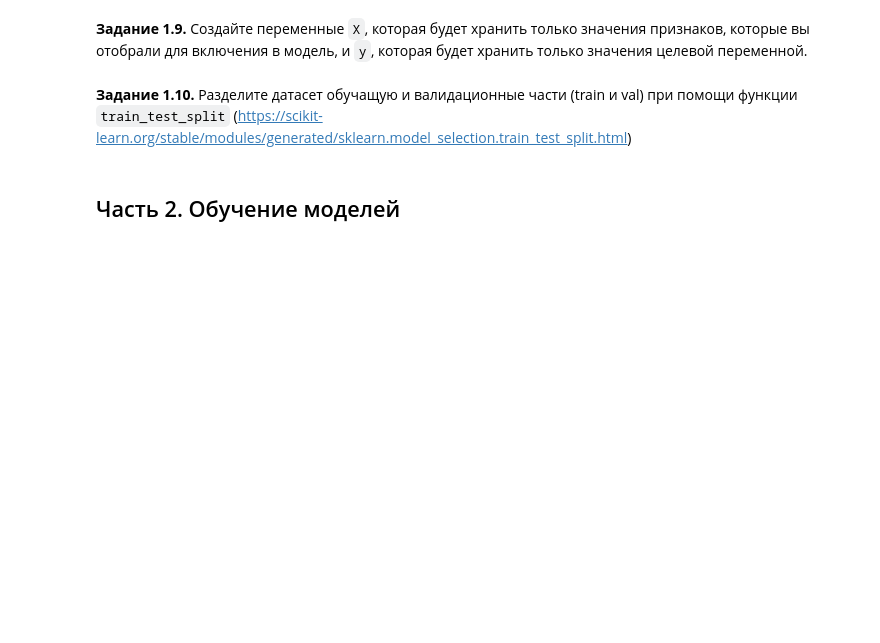
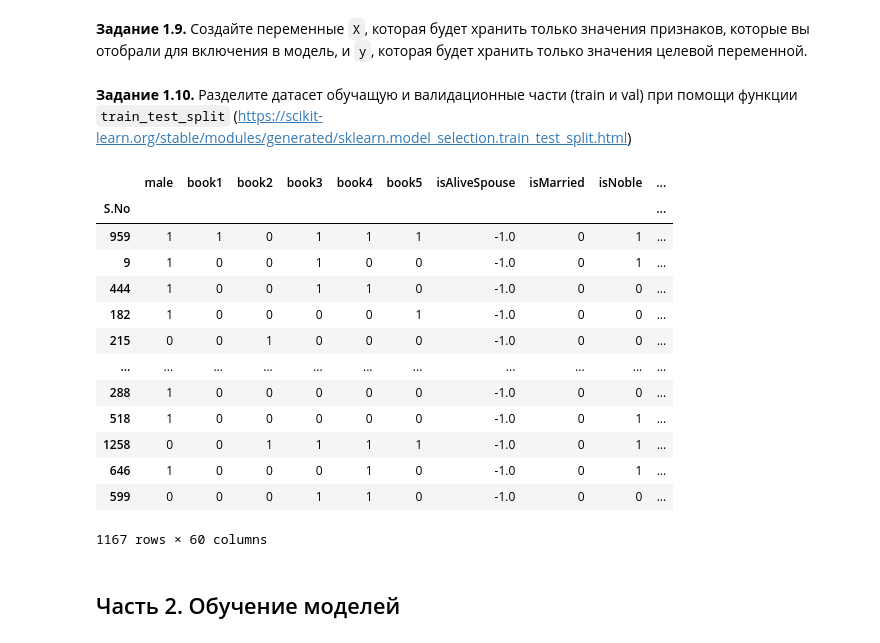
Before and after one commit to lanmorive/Analiz_data, a Jupyter notebook: week_01_ml_intro/Homework/hw_1_game_of_thrones.ipynb, the cells around one changed output. Cells and saved outputs as stored; diff of their text form; code cells hidden in the pictures; blank space fills up the shorter version.

```diff
--- a/week_01_ml_intro/Homework/hw_1_game_of_thrones.ipynb
+++ b/week_01_ml_intro/Homework/hw_1_game_of_thrones.ipynb
@@ -526,6 +524,23 @@ from sklearn.model_selection import train_test_split
 # чтобы обеспечить повторяемость разбиения выборки на train и validation части.
 # Это позволит сравнивать метрики моделей с различными методами подготовки признаков
 X_train, X_val, y_train, y_val = train_test_split(X,y,stratify=y)
+# %%
+X_train
+# %% [output]
+|  | male | book1 | book2 | book3 | book4 | book5 | isAliveSpouse | isMarried | isNoble | ... |
+| S.No |  |  |  |  |  |  |  |  |  | ... |
+| 959 | 1 | 1 | 0 | 1 | 1 | 1 | -1.0 | 0 | 1 | ... |
+| 9 | 1 | 0 | 0 | 1 | 0 | 0 | -1.0 | 0 | 1 | ... |
+| 444 | 1 | 0 | 0 | 1 | 1 | 0 | -1.0 | 0 | 0 | ... |
+| 182 | 1 | 0 | 0 | 0 | 0 | 1 | -1.0 | 0 | 0 | ... |
+| 215 | 0 | 0 | 1 | 0 | 0 | 0 | -1.0 | 0 | 0 | ... |
+| ... | ... | ... | ... | ... | ... | ... | ... | ... | ... | ... |
+| 288 | 1 | 0 | 0 | 0 | 0 | 0 | -1.0 | 0 | 0 | ... |
+| 518 | 1 | 0 | 0 | 0 | 0 | 0 | -1.0 | 0 | 1 | ... |
+| 1258 | 0 | 0 | 1 | 1 | 1 | 1 | -1.0 | 0 | 1 | ... |
+| 646 | 1 | 0 | 0 | 0 | 1 | 0 | -1.0 | 0 | 1 | ... |
+| 599 | 0 | 0 | 0 | 1 | 1 | 0 | -1.0 | 0 | 0 | ... |
+1167 rows × 60 columns
 # %% [markdown]
 ## Часть 2. Обучение моделей
 # %% [markdown]
```
Also changed, not shown: parts of 14 cells of this notebook.
